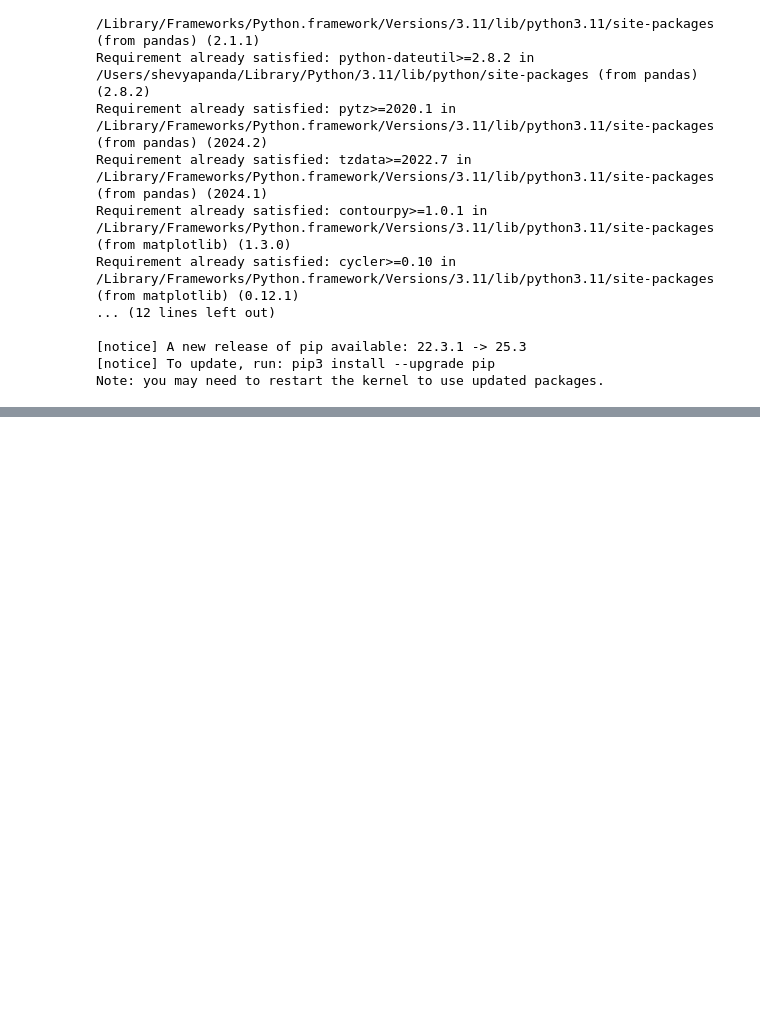
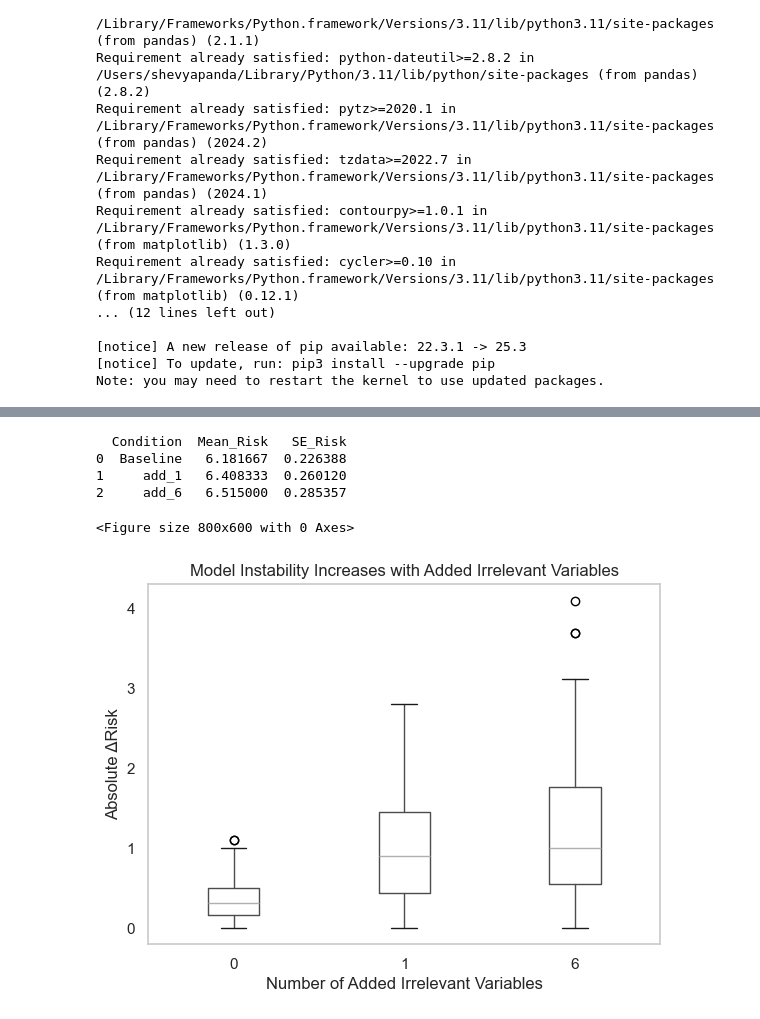
Before and after one commit to 036panda/PALS-Project, a Jupyter notebook: mixed_effects_model.ipynb, the cells around one changed output, grey strips where cells are left out. Drawn from its saved outputs; the diff is of its cells as text; code cells hidden in the pictures; blank space fills up the shorter version.

```diff
--- a/mixed_effects_model.ipynb
+++ b/mixed_effects_model.ipynb
@@ -86,0 +100,10 @@ PatsyError: Error evaluating factor: NameError: name 'Risk_Score' is not defined
+# %%
+# Calculate mean baseline per patient
+baseline_means = df[df["Condition"] == "Baseline"].groupby("Patient_ID")["Risk_Score"].mean().rename("Baseline_Risk")
+
+# Merge baseline back into the main DataFrame
+df = df.merge(baseline_means, on="Patient_ID", how="left")
+
+# Compute absolute delta risk
+df["Abs_Delta_Risk"] = (df["Risk_Score"] - df["Baseline_Risk"]).abs()
+df.head()
@@ -86,0 +139,25 @@ PatsyError: Error evaluating factor: NameError: name 'Risk_Score' is not defined
+# %%
+
+summary = df.groupby("Condition").agg(
+    Mean_Risk=("Risk_Score", "mean"),
+    SE_Risk=("Risk_Score", lambda x: np.std(x, ddof=1) / np.sqrt(len(x)))
+).reset_index()
+
+print(summary)
+# %% [output]
+  Condition  Mean_Risk   SE_Risk
+0  Baseline   6.181667  0.226388
+1     add_1   6.408333  0.260120
+2     add_6   6.515000  0.285357
+# %%
+plt.figure(figsize=(8, 6))
+df.boxplot(column="Abs_Delta_Risk", by="AddedVars", grid=False)
+
+plt.title("Model Instability Increases with Added Irrelevant Variables")
+plt.suptitle("")  # removes automatic subtitle
+plt.xlabel("Number of Added Irrelevant Variables")
+plt.ylabel("Absolute ΔRisk")
+plt.show()
+# %% [output]
+<Figure size 800x600 with 0 Axes>
+[figure, added]
```
Also changed, not shown: parts of 17 cells of this notebook, 1 other file.
